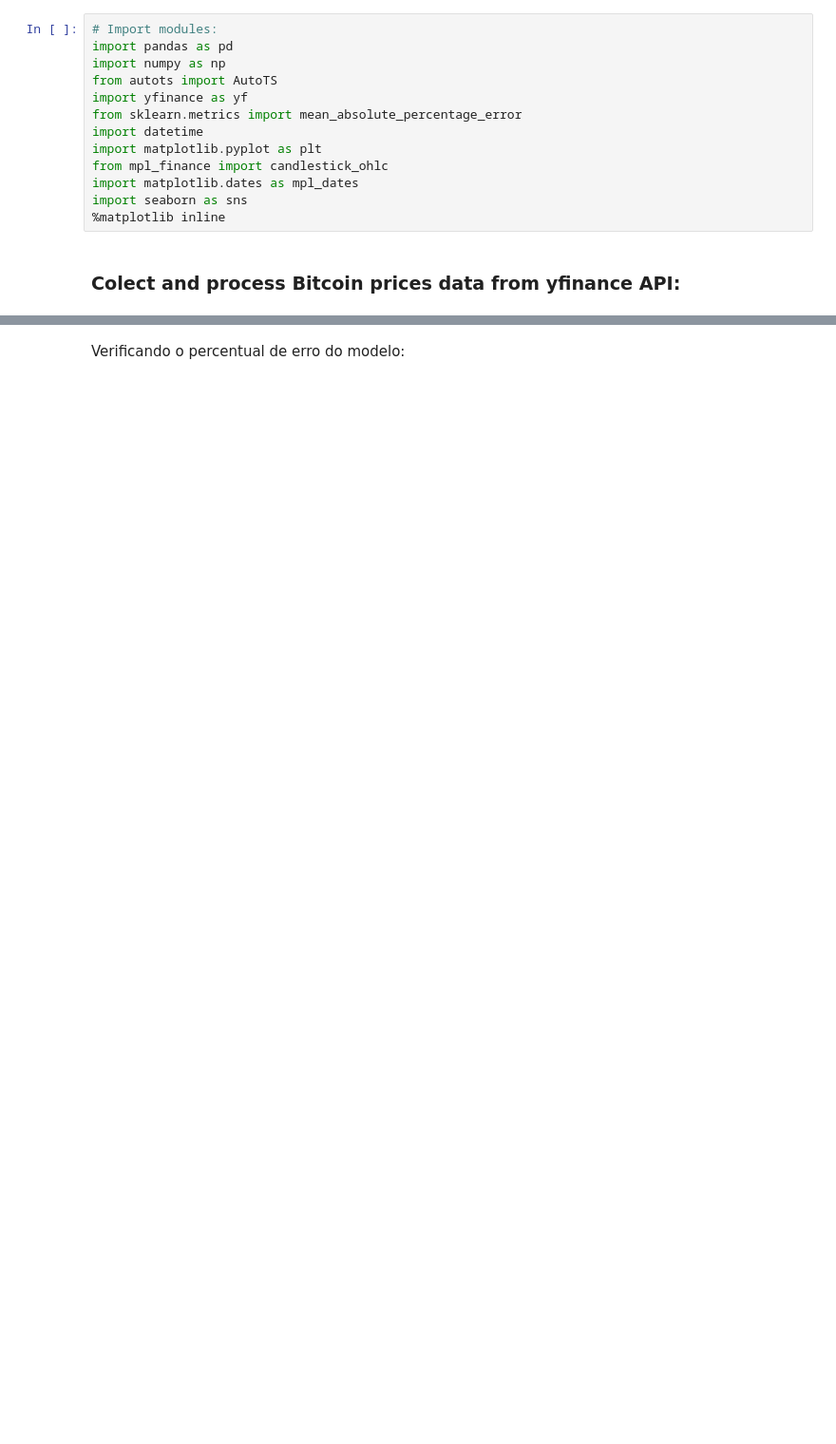
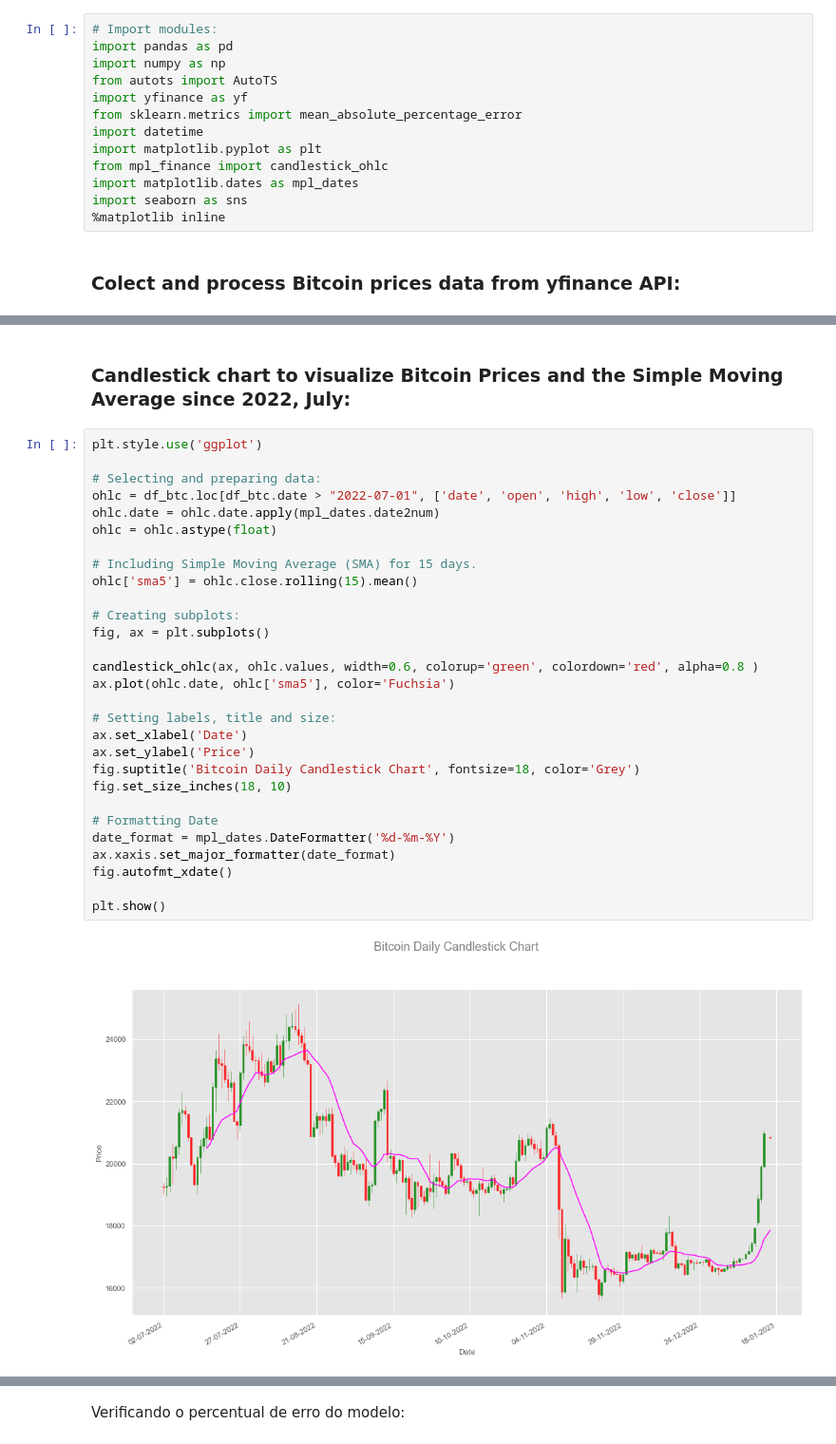
Before and after one commit to GiovannaBezerra/criptocurrency_price_prediction, a Jupyter notebook: cryptocurrency_price_prediction.ipynb, the cells around one changed output, grey strips where cells are left out. Shown at 95% size. Drawn from its saved outputs; the diff is of its cells as text; blank space fills up the shorter version.

```diff
--- a/cryptocurrency_price_prediction.ipynb
+++ b/cryptocurrency_price_prediction.ipynb
@@ -344,0 +77,33 @@ model.best_model_params
+# %% [markdown]
+### Candlestick chart to visualize Bitcoin Prices and the Simple Moving Average since 2022, July:
+# %%
+plt.style.use('ggplot')
+
+# Selecting and preparing data:
+ohlc = df_btc.loc[df_btc.date > "2022-07-01", ['date', 'open', 'high', 'low', 'close']]
+ohlc.date = ohlc.date.apply(mpl_dates.date2num)
+ohlc = ohlc.astype(float)
+
+# Including Simple Moving Average (SMA) for 15 days.
+ohlc['sma5'] = ohlc.close.rolling(15).mean()
+
+# Creating subplots:
+fig, ax = plt.subplots()
+
+candlestick_ohlc(ax, ohlc.values, width=0.6, colorup='green', colordown='red', alpha=0.8 )
+ax.plot(ohlc.date, ohlc['sma5'], color='Fuchsia')
+
+# Setting labels, title and size:
+ax.set_xlabel('Date')
+ax.set_ylabel('Price')
+fig.suptitle('Bitcoin Daily Candlestick Chart', fontsize=18, color='Grey')
+fig.set_size_inches(18, 10)
+
+# Formatting Date
+date_format = mpl_dates.DateFormatter('%d-%m-%Y')
+ax.xaxis.set_major_formatter(date_format)
+fig.autofmt_xdate()
+
+plt.show()
+# %% [output]
+[figure, added]
```
Also changed, not shown: parts of 61 cells of this notebook.
